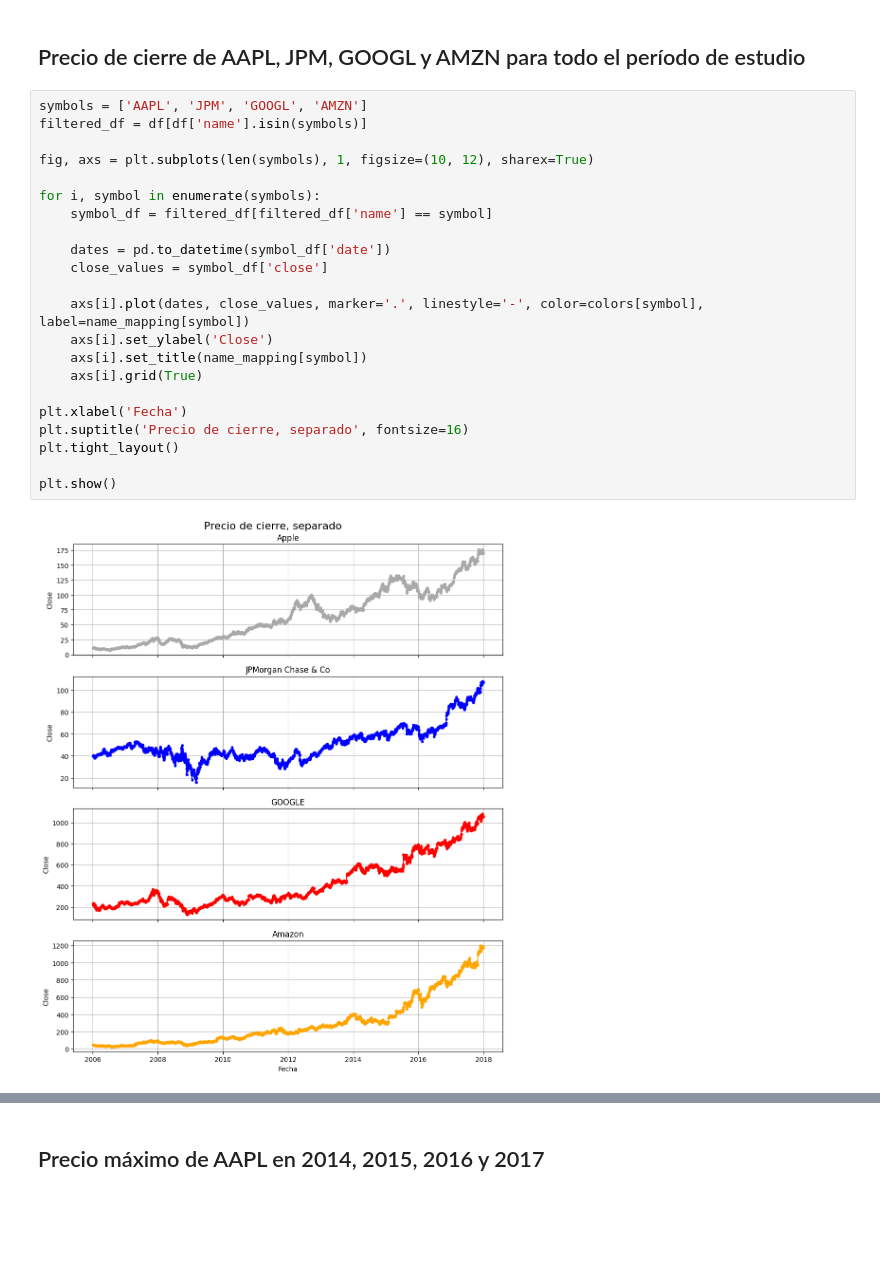
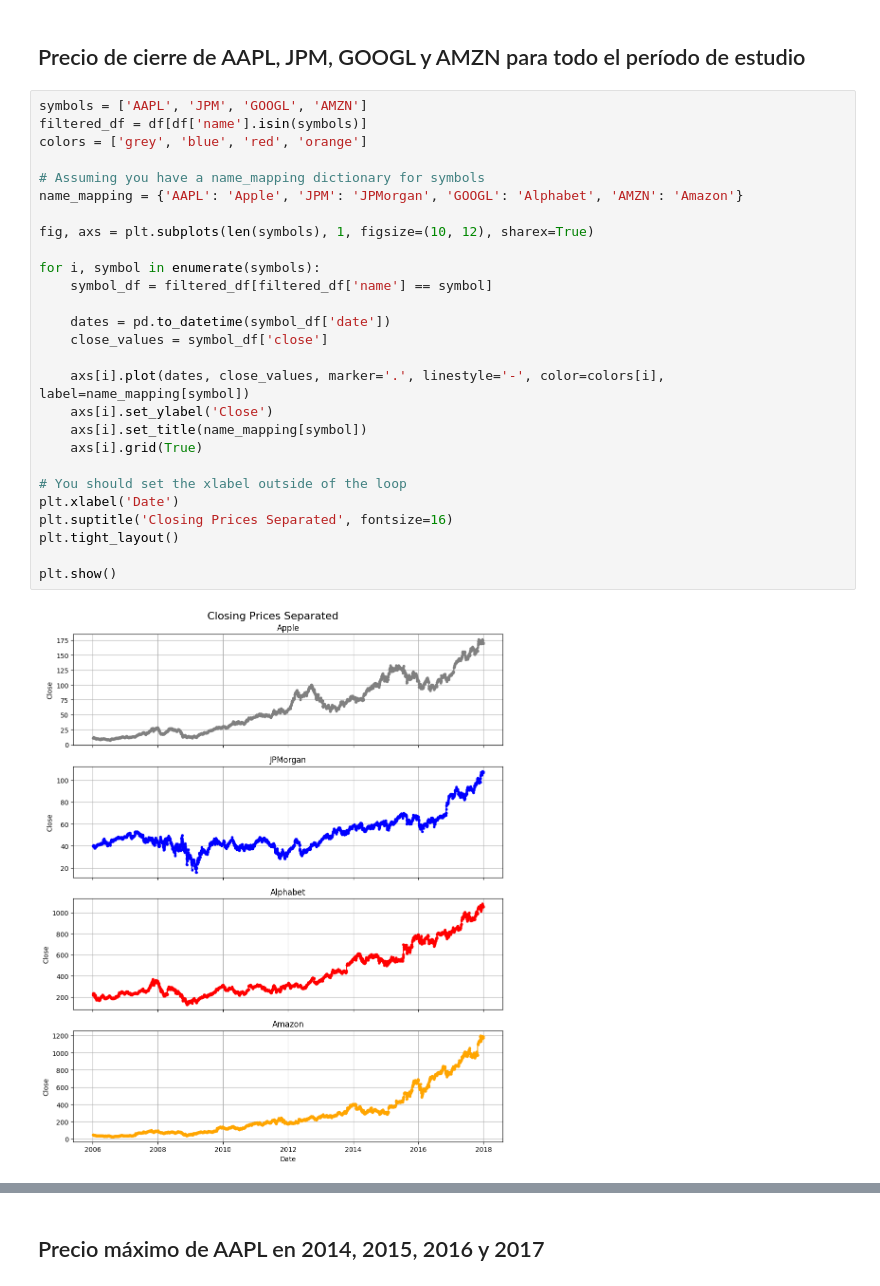
Before and after one commit to SorayaFrancoLopez/DataVisualization, a Jupyter notebook: 2_Data_visualization_Soraya.ipynb, the cells around one changed output, grey strips where cells are left out. Cells and saved outputs as stored; diff of their text form; blank space fills up the shorter version.

```diff
--- a/2_Data_visualization_Soraya.ipynb
+++ b/2_Data_visualization_Soraya.ipynb
@@ -139,27 +122,32 @@ name_mapping = {
 # %%
 symbols = ['AAPL', 'JPM', 'GOOGL', 'AMZN']
 filtered_df = df[df['name'].isin(symbols)]
+colors = ['grey', 'blue', 'red', 'orange']
+
+# Assuming you have a name_mapping dictionary for symbols
+name_mapping = {'AAPL': 'Apple', 'JPM': 'JPMorgan', 'GOOGL': 'Alphabet', 'AMZN': 'Amazon'}
 
 fig, axs = plt.subplots(len(symbols), 1, figsize=(10, 12), sharex=True)
 
 for i, symbol in enumerate(symbols):
     symbol_df = filtered_df[filtered_df['name'] == symbol]
 
     dates = pd.to_datetime(symbol_df['date'])
     close_values = symbol_df['close']
 
-    axs[i].plot(dates, close_values, marker='.', linestyle='-', color=colors[symbol], label=name_mapping[symbol])
+    axs[i].plot(dates, close_values, marker='.', linestyle='-', color=colors[i], label=name_mapping[symbol])
     axs[i].set_ylabel('Close')
     axs[i].set_title(name_mapping[symbol])
     axs[i].grid(True)
 
-plt.xlabel('Fecha')
-plt.suptitle('Precio de cierre, separado', fontsize=16)
+# You should set the xlabel outside of the loop
+plt.xlabel('Date')
+plt.suptitle('Closing Prices Separated', fontsize=16)
 plt.tight_layout()
 
 plt.show()
 # %% [output]
-[figure, old version]
+[figure, new version]
 # %%
 symbols = ['AAPL', 'JPM', 'GOOGL', 'AMZN']
 filtered_df = df[df['name'].isin(symbols)]
```
Also changed, not shown: parts of 8 cells of this notebook.
